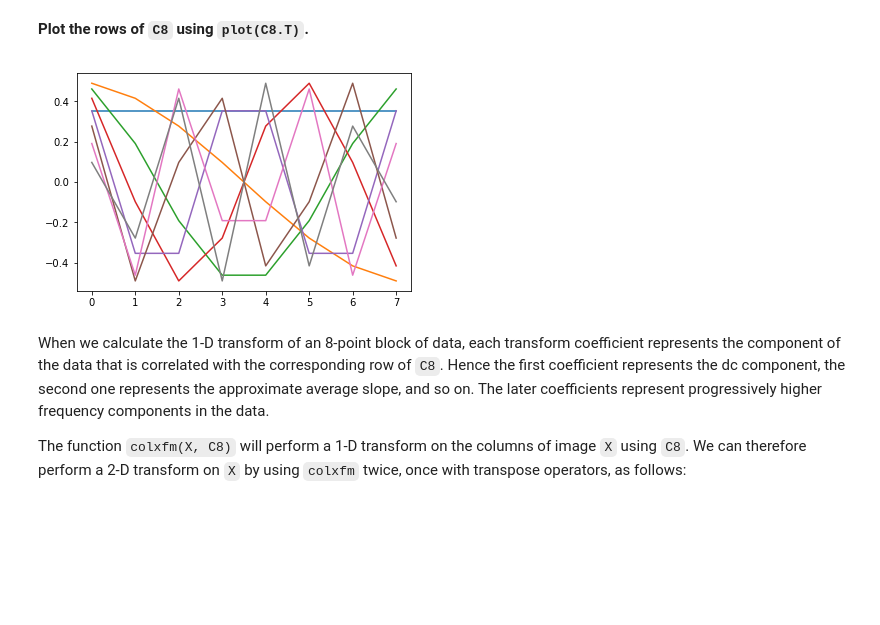
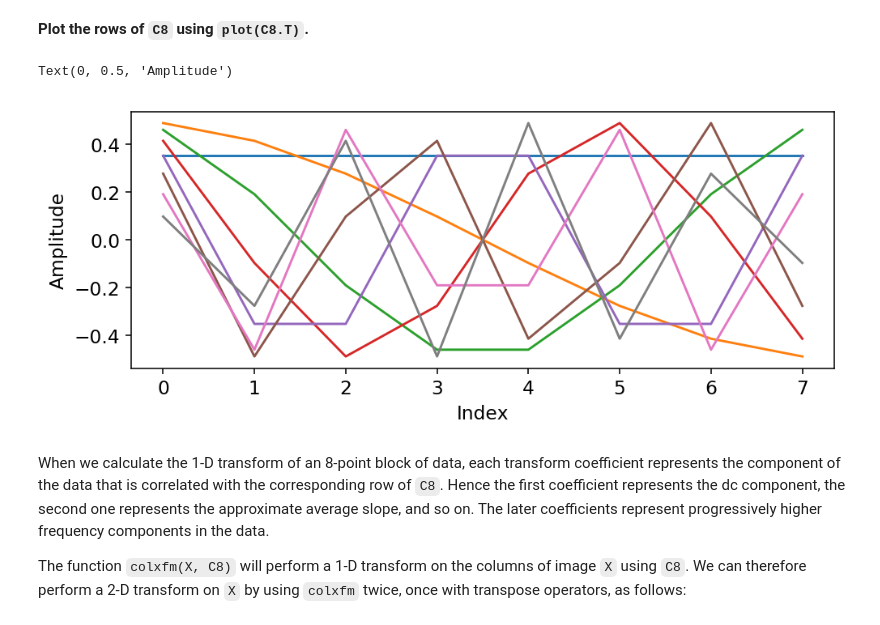
Before and after one commit to barkermrl/ImageProcessing, a Jupyter notebook: 7-the-discrete-cosine-transform.ipynb, the cells around one changed output. Cells and saved outputs as stored; diff of their text form; code cells hidden in the pictures; blank space fills up the shorter version.

```diff
--- a/7-the-discrete-cosine-transform.ipynb
+++ b/7-the-discrete-cosine-transform.ipynb
@@ -4,3 +1,9 @@ import matplotlib.pyplot as plt
+# %%
+import matplotlib.pyplot as plt
+plt.rcParams.update({'font.size': 12})
+plt.rcParams['figure.figsize'] = [8.0, 8.0]
+plt.rcParams['figure.dpi'] = 140
+#%matplotlib nbagg
 # %% [markdown]
 <figure id="figure-3">
 <div style="background-color: white">
@@ -123,10 +126,13 @@ def dct_ii(N: int) -> np.ndarray:
 # %% [markdown]
 **Plot the rows of `C8` using `plot(C8.T)`.**
 # %%
-fig, ax = plt.subplots()
+fig, ax = plt.subplots(figsize=(8,3))
 ax.plot(C8.T);
+ax.set_xlabel('Index')
+ax.set_ylabel('Amplitude')
 # %% [output]
+Text(0, 0.5, 'Amplitude')
-[figure, old version]
+[figure, new version]
 # %% [markdown]
 
 When we calculate the 1-D transform of an 8-point block of data, each
```
Also changed, not shown: parts of 15 cells of this notebook, 3 other files.
